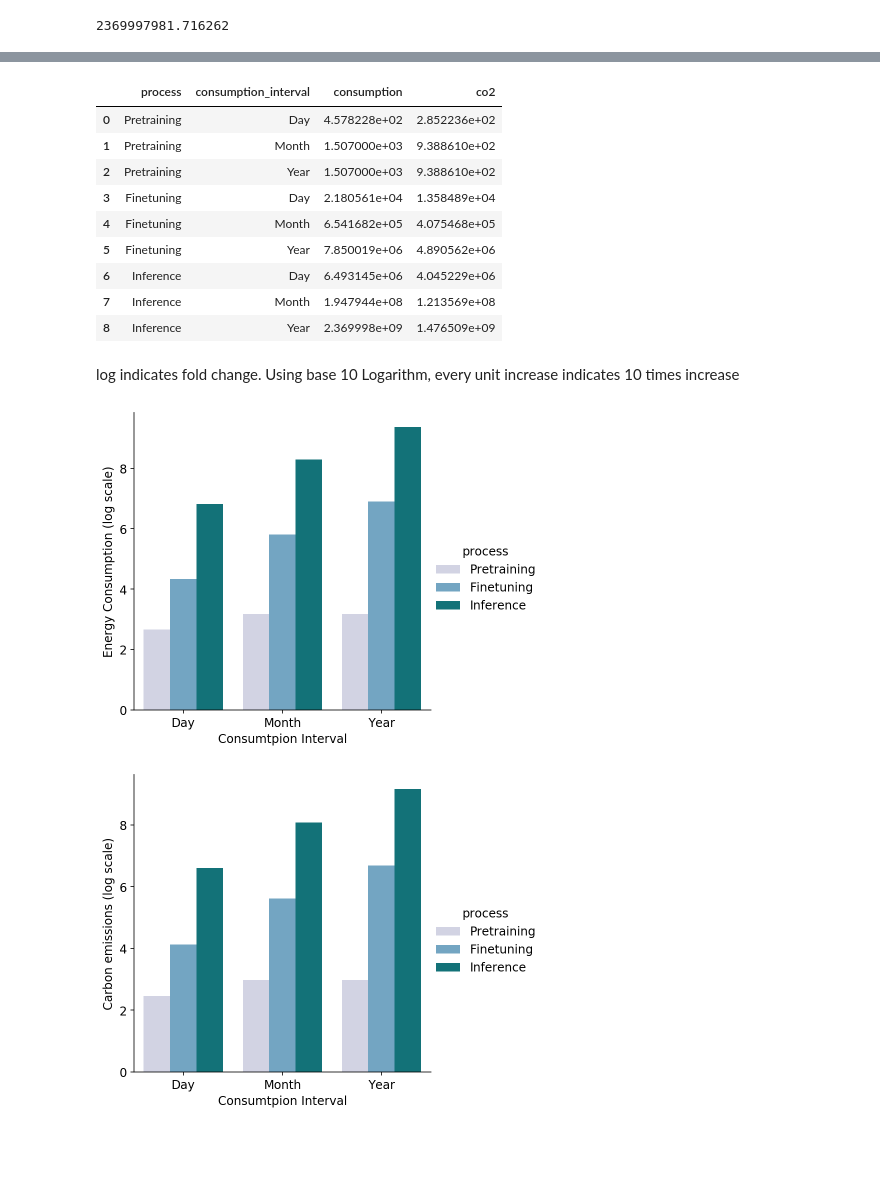
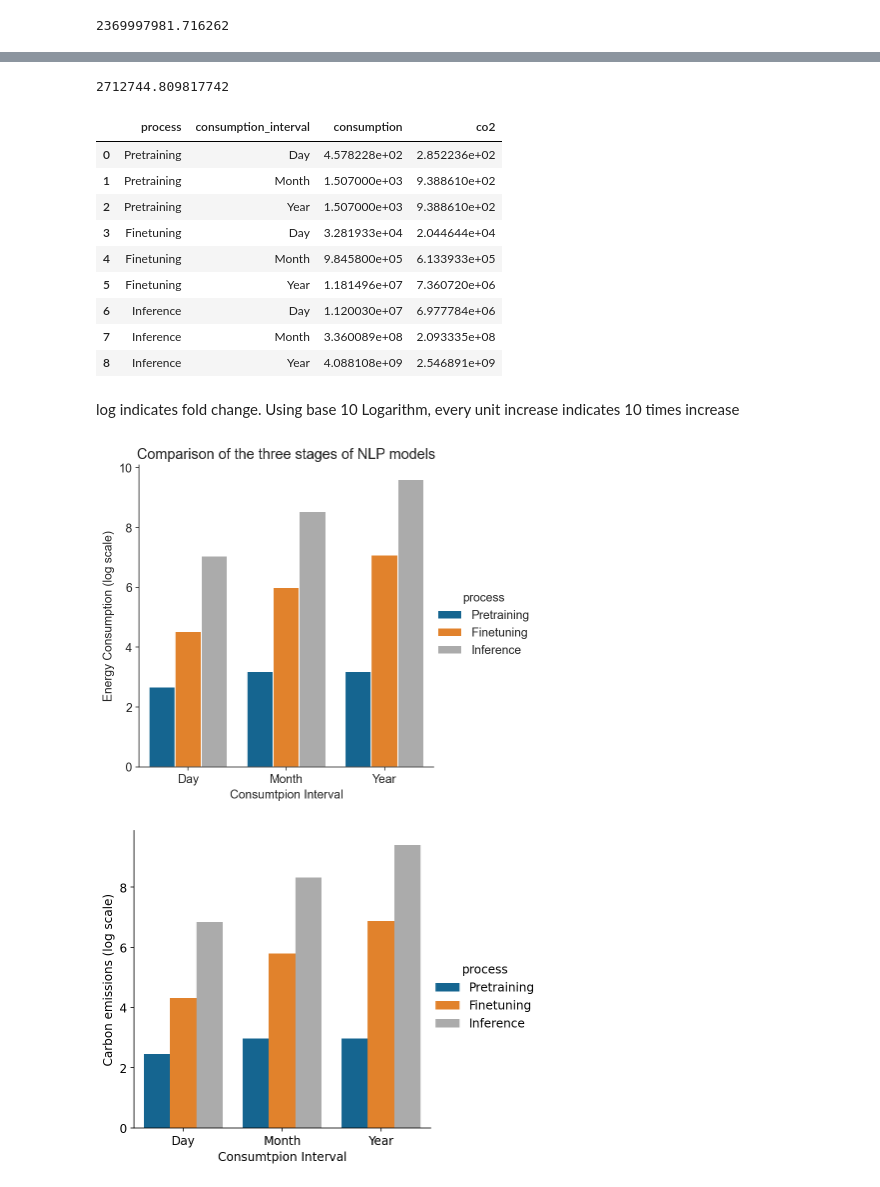
Before and after one commit to MScDissertation/NLP, a Jupyter notebook: InferencePowerMonitor.ipynb, the cells around one changed output, grey strips where cells are left out. Saved outputs shown, nothing was run; the diff lists cells and outputs as text; code cells hidden in the pictures; blank space fills up the shorter version.

Commit message:
new plots

```diff
--- a/InferencePowerMonitor.ipynb
+++ b/InferencePowerMonitor.ipynb
@@ -22,11 +108,11 @@ CPU_utilisation = 1 #assumed
 # %%
-df_reading = pd.read_csv("logs/power_reading_glue.csv")
+df_reading = pd.read_csv("results/new-inference.csv")
 # %%
 df_reading['last_changed'] = pd.to_datetime(df_reading['last_changed'], errors='coerce')
 df_reading.dropna(subset=['last_changed'], inplace=True)
 df_reading.set_index('last_changed', inplace=True)
 # %%
-df_time_interval = pd.read_csv("logs/inferenceTextClass13f4c3e6-cf47-4901-8512-8d8c0c0f909d.csv")
+df_time_interval = pd.read_csv("logs/inferenceTextClass1.csv")
 # %%
 df_time_interval['start_seconds']= [datetime.strptime(start_time, "%Y-%m-%d %H:%M:%S.%f") - timedelta(hours=1, minutes=0)
                                   for start_time in df_time_interval.start_time]
@@ -79,5 +174,5 @@ df_time_interval.head()
 df_co2 = pd.read_csv("results/co2data.csv")
 uk_co2 = df_co2.loc[df_co2.country == 'United Kingdom'].impact.mean()
 
-df_time_interval['CO2e'] = uk_co2 * df_time_interval['pm_energy_consumption']
-df_time_interval['kg CO2e/kWh'] = df_time_interval['CO2e'] /1000
+result['CO2e'] = uk_co2 * result['pm_energy_consumption']
+result['kg CO2e/kWh'] = result['CO2e'] /1000
@@ -84,12 +183,12 @@ df_time_interval['kg CO2e/kWh'] = df_time_interval['CO2e'] /1000
 # %%
-df_time_interval['time * GPU TDP'] = df_time_interval['total_time']/3600 * GPU_TDP  / 1000
-df_time_interval['time * (GPU + CPU)'] =((df_time_interval['total_time']/3600 * GPU_TDP) +
-                                         (df_time_interval['total_time']/3600 * CPU_TDP)) / 1000
-df_time_interval['time * (GPU + CPU) * real_util'] = ((df_time_interval['total_time']/3600 *
-                                                       GPU_TDP * GPU_utilisation/100 )
-                                                  + (df_time_interval['total_time']/3600 *
+result['time * GPU TDP'] = result['total_time_x']/3600 * GPU_TDP  / 1000
+result['time * (GPU + CPU)'] =((result['total_time_x']/3600 * GPU_TDP) +
+                                         (result['cpu_time']/3600 * CPU_TDP)) / 1000
+result['time * (GPU + CPU) * real_util'] = ((result['total_time_x']/3600 *
+                                                       GPU_TDP * result['gpu_util']/100 )
+                                                  + (result['cpu_time']/3600 *
                                                      CPU_TDP * CPU_utilisation)) / 1000
 
-df_time_interval['time * CPU'] = df_time_interval['total_time']/3600 * CPU_TDP / 1000
+result['time * CPU'] = result['cpu_time']/3600 * CPU_TDP / 1000
 # %%
 features = ['model','time * GPU TDP','time * (GPU + CPU)',
@@ -187,3 +372,7 @@ mean_df
+# %%
+(inference_array[3] - pretrain_array[3]) /pretrain_array[3]
+# %% [output]
+2712744.809817742
 # %%
 transform_data = [
 ["Pretraining","Day",pretrain_array[1],pretrain_array[4]],
@@ -204,31 +393,34 @@ plot_df
 | 0 | Pretraining | Day | 4.578228e+02 | 2.852236e+02 |
 | 1 | Pretraining | Month | 1.507000e+03 | 9.388610e+02 |
 | 2 | Pretraining | Year | 1.507000e+03 | 9.388610e+02 |
-| 3 | Finetuning | Day | 2.180561e+04 | 1.358489e+04 |
-| 4 | Finetuning | Month | 6.541682e+05 | 4.075468e+05 |
-| 5 | Finetuning | Year | 7.850019e+06 | 4.890562e+06 |
-| 6 | Inference | Day | 6.493145e+06 | 4.045229e+06 |
-| 7 | Inference | Month | 1.947944e+08 | 1.213569e+08 |
-| 8 | Inference | Year | 2.369998e+09 | 1.476509e+09 |
+| 3 | Finetuning | Day | 3.281933e+04 | 2.044644e+04 |
+| 4 | Finetuning | Month | 9.845800e+05 | 6.133933e+05 |
+| 5 | Finetuning | Year | 1.181496e+07 | 7.360720e+06 |
+| 6 | Inference | Day | 1.120030e+07 | 6.977784e+06 |
+| 7 | Inference | Month | 3.360089e+08 | 2.093335e+08 |
+| 8 | Inference | Year | 4.088108e+09 | 2.546891e+09 |
 # %% [markdown]
 log indicates fold change. Using base 10 Logarithm, every unit increase indicates 10 times increase
 # %%
 #plot trial
+sns.axes_style("ticks")
 plot_df["Consumption (log scale)"] = np.log10(plot_df['consumption'])
 g = sns.catplot(x="consumption_interval", y="Consumption (log scale)", hue="process", data=plot_df,
-                 kind="bar", palette='PuBuGn')
-g.set(ylabel="Energy Consumption (log scale)", xlabel="Consumtpion Interval")
+                 kind="bar")
+g.set(ylabel="Energy Consumption (log scale)", xlabel="Consumtpion Interval",
+      title="Comparison of the three stages of NLP models")
+
 plt.savefig('viz/overallConsumption.png',dpi=300)
 # %% [output]
-[figure, old version]
+[figure, new version]
 # %%
 plot_df["CO2e (log scale)"] = np.log10(plot_df['co2'])
 g = sns.catplot(x="consumption_interval", y="CO2e (log scale)", hue="process", data=plot_df,
-                 kind="bar", palette='PuBuGn')
+                 kind="bar")
 g.set(ylabel="Carbon emissions (log scale)", xlabel="Consumtpion Interval")
 plt.savefig('viz/overallCO2.png',dpi=300)
 # %% [output]
-[figure, old version]
+[figure, new version]
 # %%
 
 g = sns.catplot(x="consumption_interval", y="co2", hue="process", data=plot_df,
```
Also changed, not shown: parts of 28 cells of this notebook, 23 other files.
